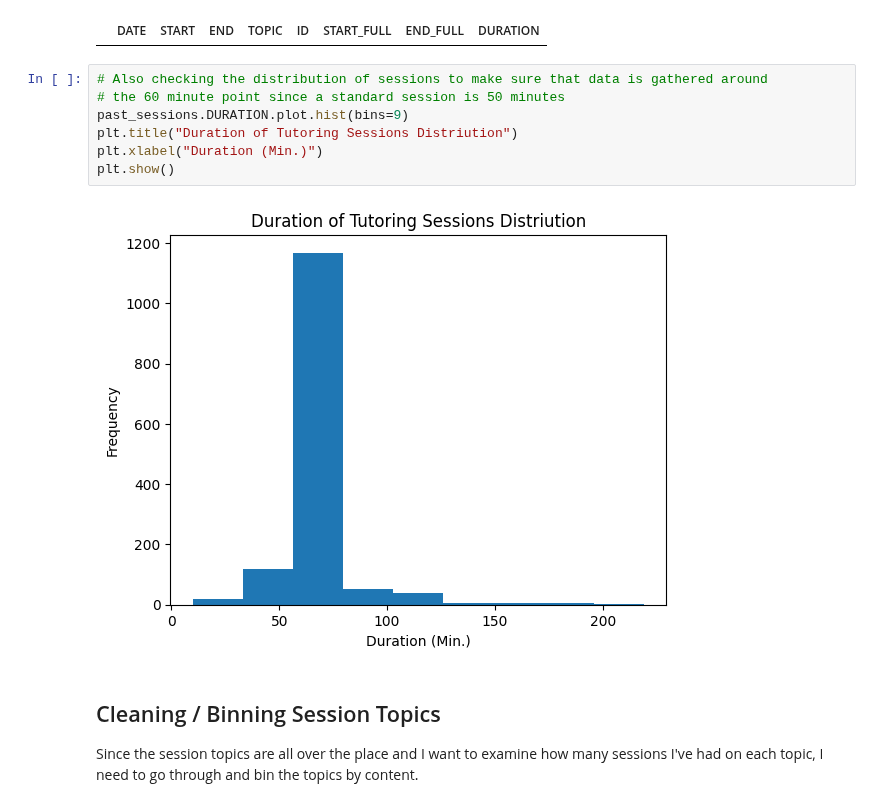
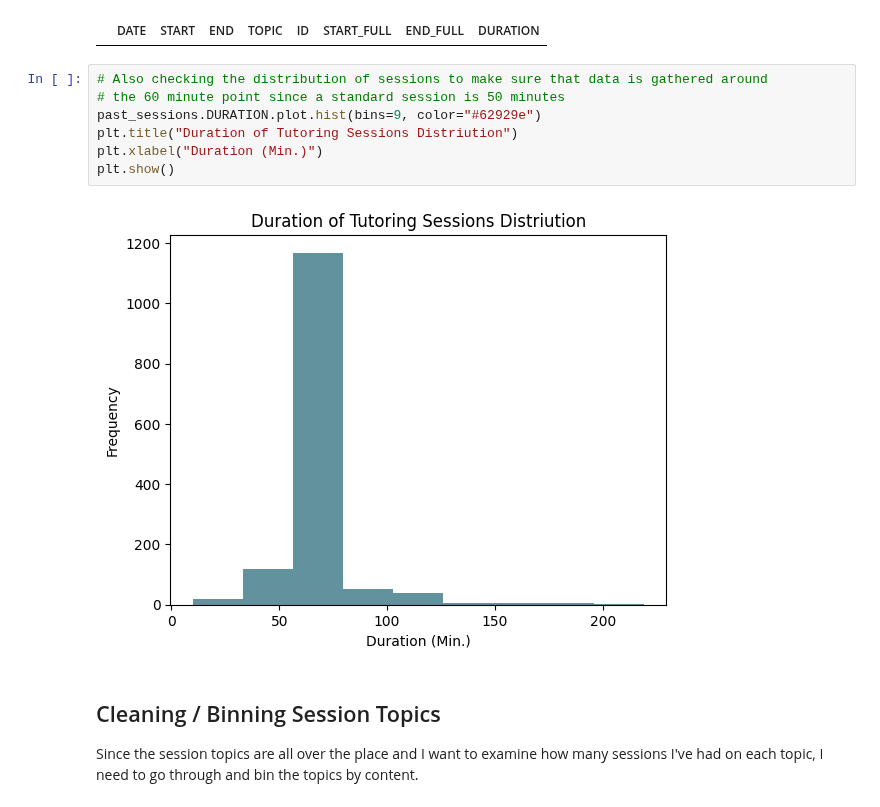
Before and after one commit to de-mark/tutoring_dashboard, a Jupyter notebook: assets/data/data_cleaning.ipynb, the cells around one changed output. Drawn from its saved outputs; the diff is of its cells as text.

```diff
--- a/assets/data/data_cleaning.ipynb
+++ b/assets/data/data_cleaning.ipynb
@@ -325,12 +325,12 @@ past_sessions.loc[past_sessions.DURATION <= 0]
 # %%
 # Also checking the distribution of sessions to make sure that data is gathered around
 # the 60 minute point since a standard session is 50 minutes
-past_sessions.DURATION.plot.hist(bins=9)
+past_sessions.DURATION.plot.hist(bins=9, color="#62929e")
 plt.title("Duration of Tutoring Sessions Distriution")
 plt.xlabel("Duration (Min.)")
 plt.show()
 # %% [output]
-[figure, old version]
+[figure, new version]
 # %% [markdown]
 ## Cleaning / Binning Session Topics
 
```
Also changed, not shown: parts of 3 cells of this notebook, 2 other files.
